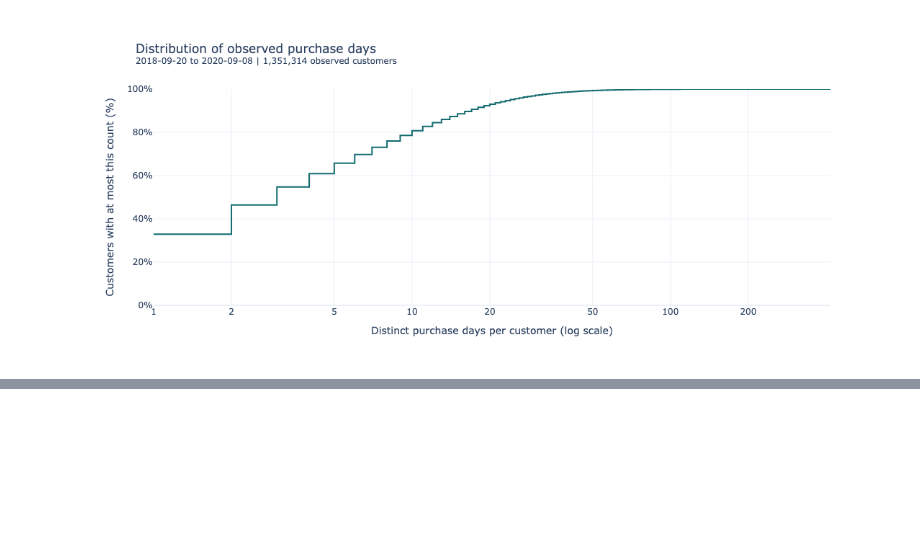
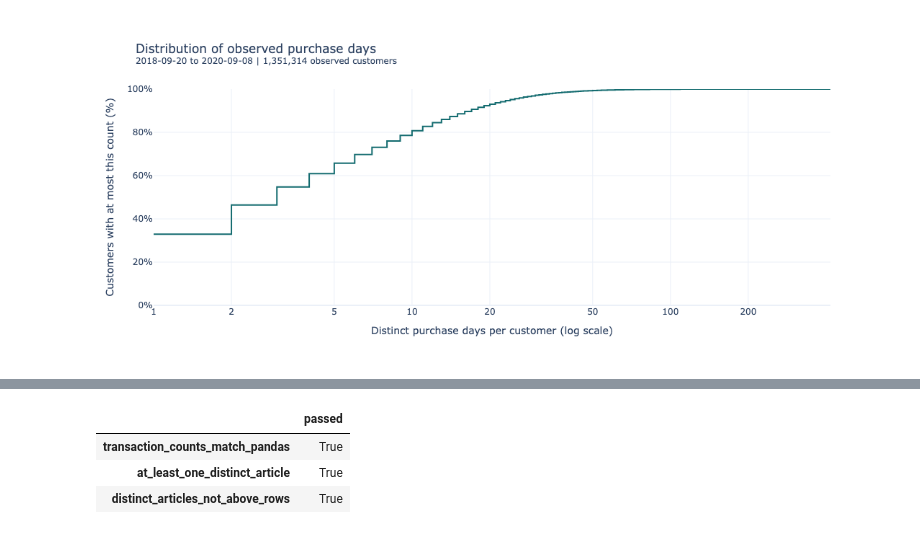
Before and after one commit to Songhai9/atelier-ai-project, a Jupyter notebook: notebooks/behavioral_eda.ipynb, the cells around one changed output, grey strips where cells are left out. Cells and saved outputs as stored; diff of their text form; code cells hidden in the pictures; blank space fills up the shorter version.

```diff
--- a/notebooks/behavioral_eda.ipynb
+++ b/notebooks/behavioral_eda.ipynb
@@ -1305,0 +1424,64 @@ fig.show(
+# %%
+customer_article_counts["customer_id"] = (
+    customer_article_counts["customer_id"].astype("string")
+)
+
+if len(customer_article_counts) != observed_customers:
+    raise ValueError(
+        "Distinct-article counts differ from "
+        "the observed customer population."
+    )
+
+customer_profile_complete = customer_profile.merge(
+    customer_article_counts,
+    on="customer_id",
+    how="left",
+    validate="one_to_one",
+    indicator=True,
+)
+
+if not customer_profile_complete["_merge"].eq("both").all():
+    raise ValueError(
+        "Some observed customers have no distinct-article count."
+    )
+
+distinct_article_checks = pd.Series(
+    {
+        "transaction_counts_match_pandas": bool(
+            customer_profile_complete["transaction_rows_check"]
+            .eq(customer_profile_complete["transaction_rows"])
+            .all()
+        ),
+        "at_least_one_distinct_article": bool(
+            customer_profile_complete["distinct_articles"]
+            .ge(1)
+            .all()
+        ),
+        "distinct_articles_not_above_rows": bool(
+            customer_profile_complete["distinct_articles"]
+            .le(customer_profile_complete["transaction_rows"])
+            .all()
+        ),
+    },
+    name="passed",
+)
+
+if not distinct_article_checks.all():
+    failed_checks = distinct_article_checks.index[
+        ~distinct_article_checks
+    ].tolist()
+
+    raise ValueError(
+        f"Distinct-article checks failed: {failed_checks}"
+    )
+
+customer_profile_complete = customer_profile_complete.drop(
+    columns=["_merge", "transaction_rows_check"]
+)
+
+distinct_article_checks.to_frame()
+# %% [output]
+|  | passed |
+| transaction_counts_match_pandas | True |
+| at_least_one_distinct_article | True |
+| distinct_articles_not_above_rows | True |
```
Also changed, not shown: parts of 9 cells of this notebook.
